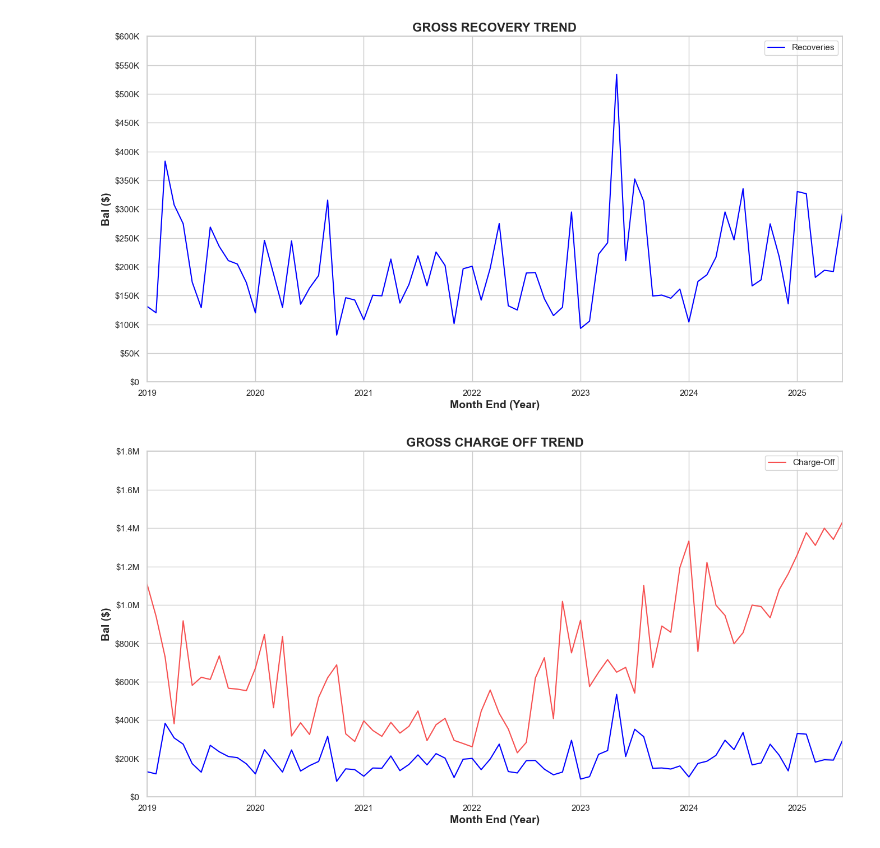
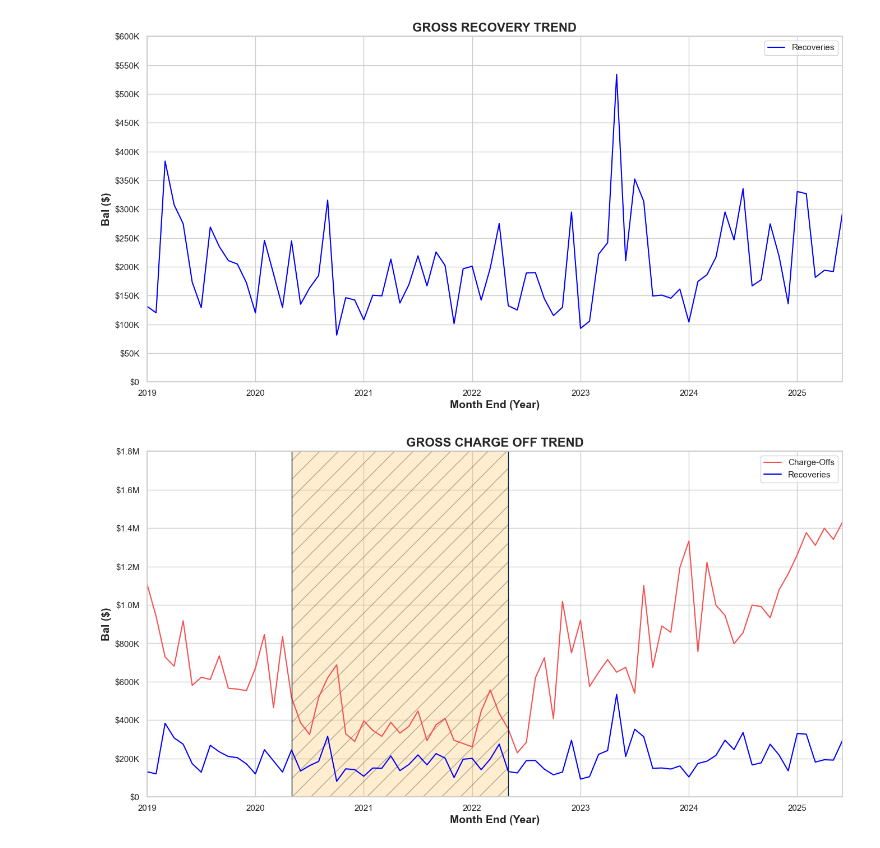
Before and after one commit to imoore99/TIME_SERIES_FORECASTING, a Jupyter notebook: TIME_SERIES_FORECASTING.ipynb, the cells around one changed output. Cells and saved outputs as stored; diff of their text form; code cells hidden in the pictures.

```diff
--- a/TIME_SERIES_FORECASTING.ipynb
+++ b/TIME_SERIES_FORECASTING.ipynb
@@ -185,0 +165,6 @@ Recovery outliers: 1
+# %%
+# Establish year for label
+core_data['year'] = core_data.index.year
+# Define colors for each year
+years = sorted(core_data['year'].unique())
+colors = plt.cm.RdYlBu(np.linspace(0, 1, len(years)))
@@ -221,16 +302,21 @@ plt.show();
 [figure]
 # %%
 # Plot Charge-Off and Recovery Data Together
-ax = core_data['CO_BAL'].plot(figsize=(16,8), color='#f75050')
-ax = core_data['REC_BAL'].plot(figsize=(16,8), color='blue')
+ax = core_data['CO_BAL'].plot(figsize=(16,8), color='#f75050', label= 'Charge-Offs')
+ax = core_data['REC_BAL'].plot(figsize=(16,8), color='blue', label= 'Recoveries')
 ax.autoscale(axis='x', tight=True)
 ax.set_ylabel('Bal ($)', size=14, fontweight='bold')
 ax.set_xlabel('Month End (Year)', size=14, fontweight='bold')
 ax.set_yticks([0, 200000, 400000, 600000, 800000, 1000000,1200000,1400000, 1600000, 1800000],
-              ['$0', '$200K', '$400K', '$600K', '$800K', '$1.0M', '$1.2M', '$1.4M', '$1.6M', '$1.8M']);
-plt.legend(['Charge-Off'], loc=0)
+              ['$0', '$200K', '$400K', '$600K', '$800K', '$1.0M', '$1.2M', '$1.4M', '$1.6M', '$1.8M'])
+
+ax.axvspan('5/31/2020', '5/31/2022', alpha=0.3, hatch = "/", facecolor='#ffc561', edgecolor='black')
+ax.vlines("5/31/2020", ymin=0, ymax=1800000, color= '#002147', lw=1)
+ax.vlines("5/31/2022", ymin=0, ymax=1800000, color= '#002147', lw=1)
+
+plt.legend(loc=0)
 plt.ylim(0, 1800000)
 plt.title('GROSS CHARGE OFF TREND', size=16, fontweight = 'bold')
 plt.show();
 # %% [output]
-[figure, old version]
+[figure, new version]
```
Also changed, not shown: parts of 79 cells of this notebook, 2 other files.
